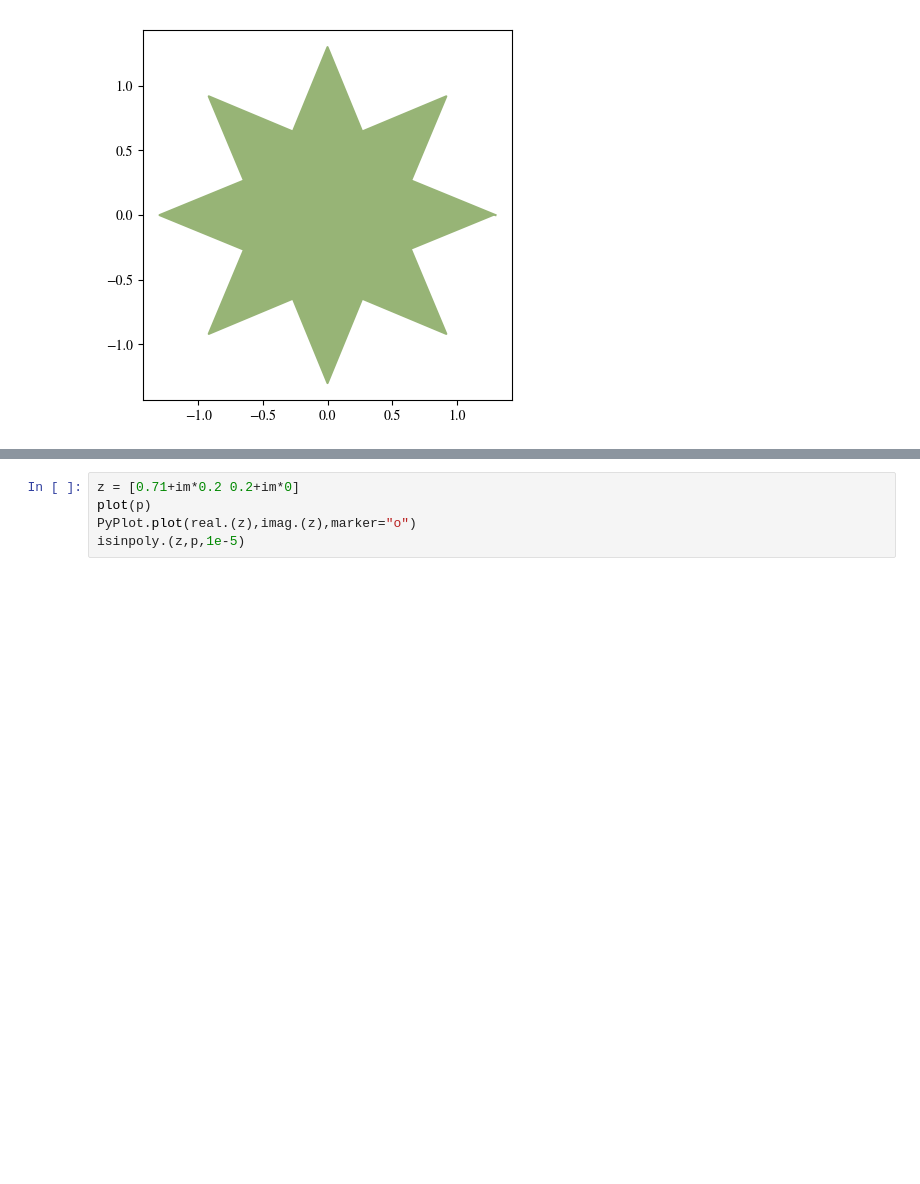
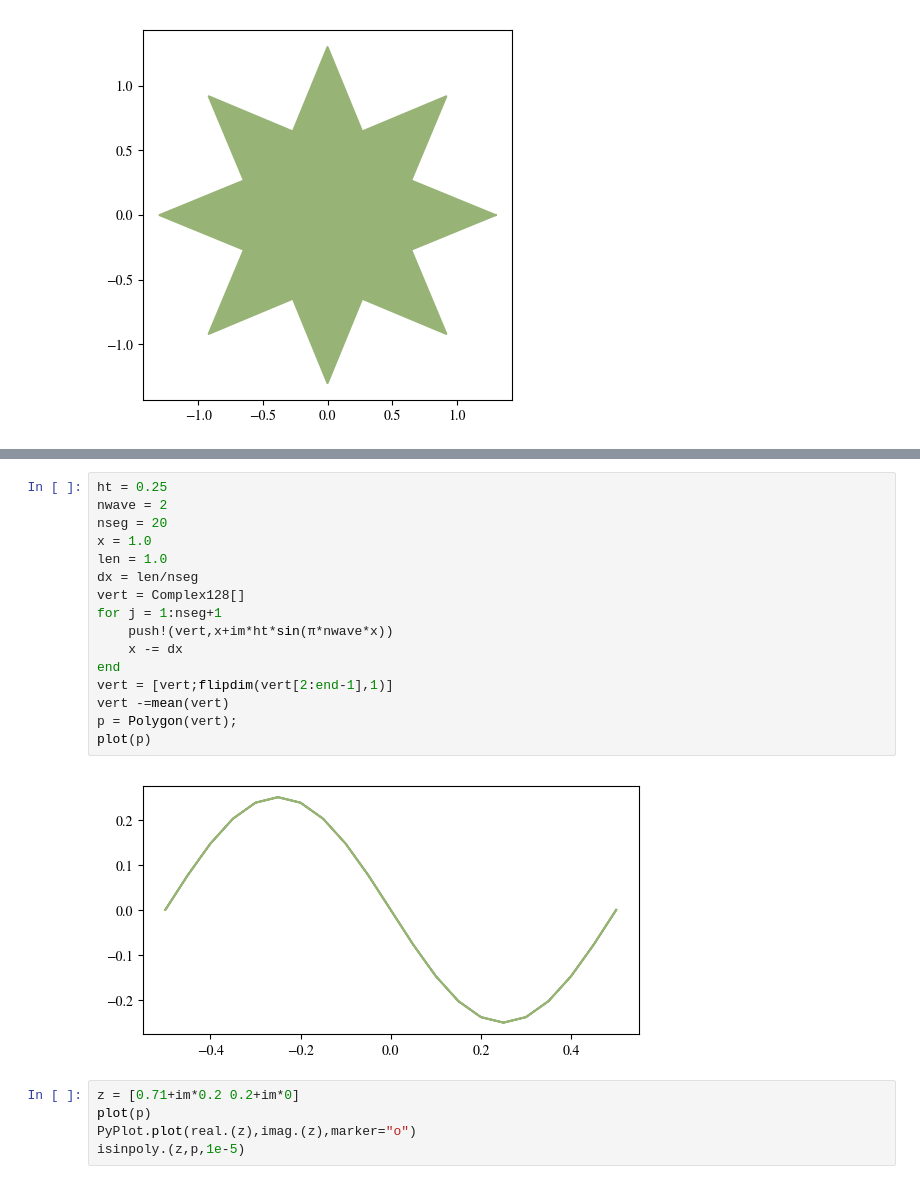
Before and after one commit to jdeldre/SchwarzChristoffel.jl, a Jupyter notebook: src/TestingSC.ipynb, the cells around one changed output, grey strips where cells are left out. Saved outputs shown, nothing was run; the diff lists cells and outputs as text; blank space fills up the shorter version.

```diff
--- a/src/TestingSC.ipynb
+++ b/src/TestingSC.ipynb
@@ -21,3 +22,21 @@ plot(p)
+# %%
+ht = 0.25
+nwave = 2
+nseg = 20
+x = 1.0
+len = 1.0
+dx = len/nseg
+vert = Complex128[]
+for j = 1:nseg+1
+    push!(vert,x+im*ht*sin(π*nwave*x))
+    x -= dx
+end
+vert = [vert;flipdim(vert[2:end-1],1)]
+vert -=mean(vert)
+p = Polygon(vert);
+plot(p)
+# %% [output]
+[figure, added]
 # %%
 z = [0.71+im*0.2 0.2+im*0]
 plot(p)
```
Also changed, not shown: parts of 10 cells of this notebook, 4 other files.
